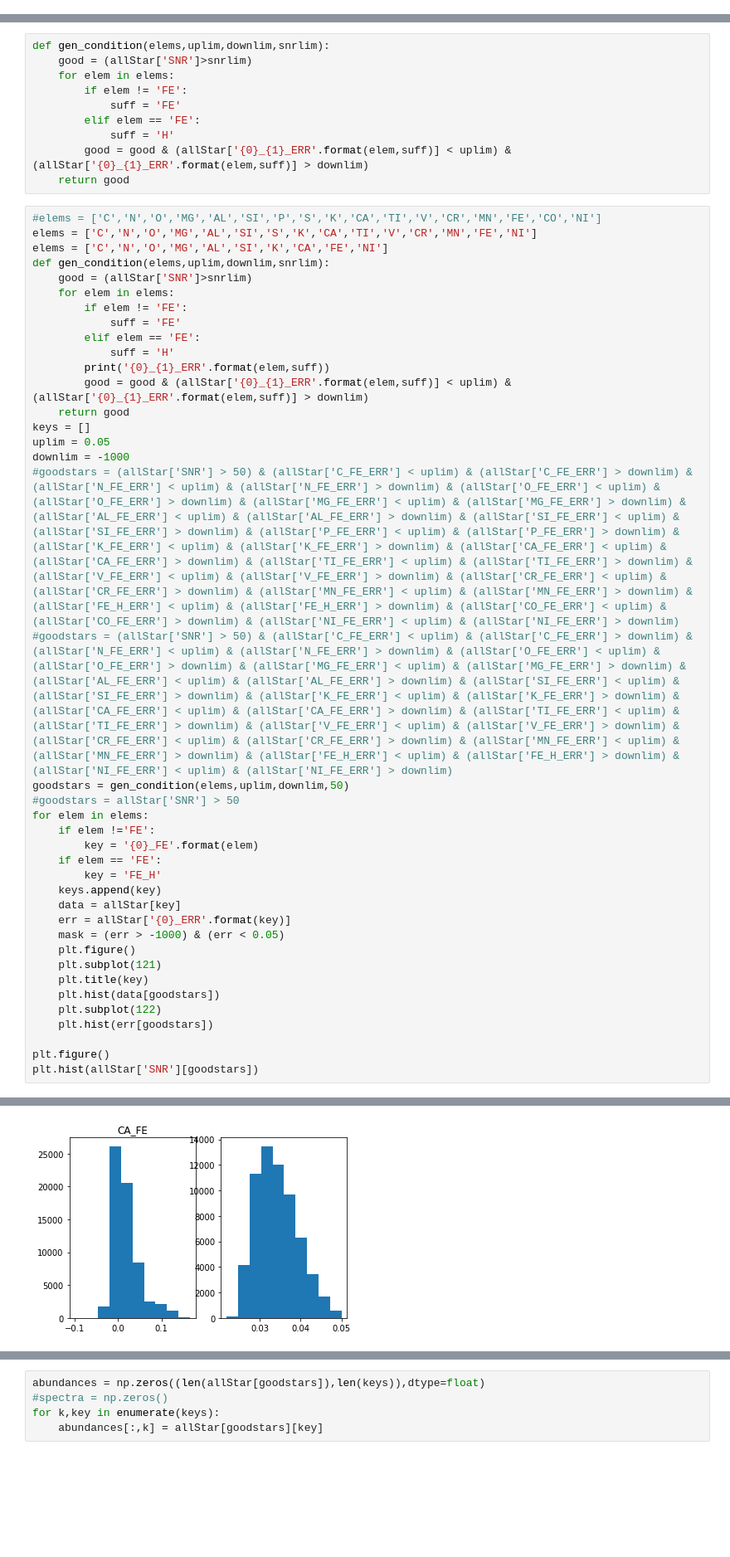
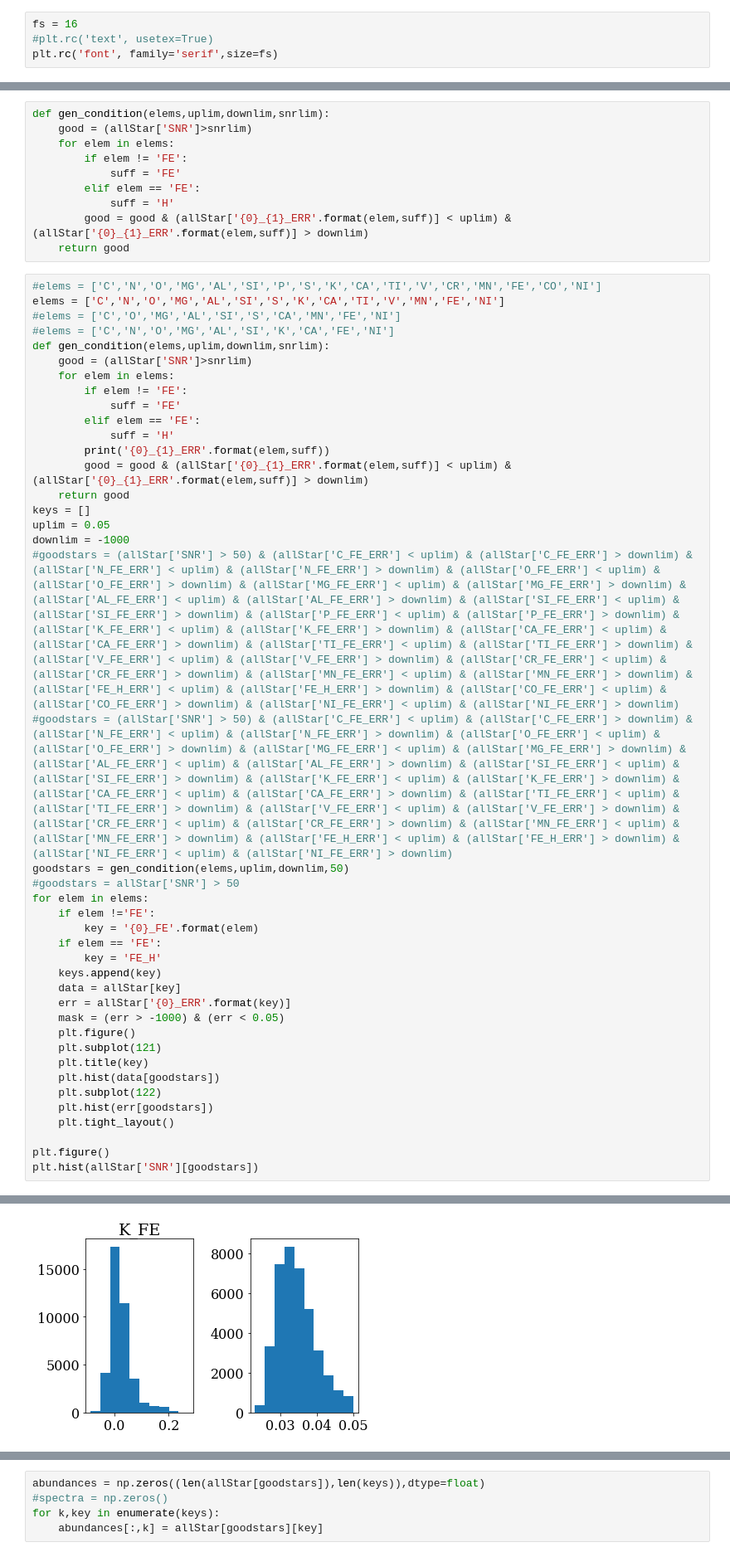
Before and after one commit to npricejones/clustercases, a Jupyter notebook: makeastronnfile.ipynb, the cells around one changed output, grey strips where cells are left out. Shown at 83% size. Cells and saved outputs as stored; diff of their text form; blank space fills up the shorter version.

Commit message:
Finalizing plots for paper

```diff
--- a/makeastronnfile.ipynb
+++ b/makeastronnfile.ipynb
@@ -13,2 +16,6 @@ Populating the interactive namespace from numpy and matplotlib
+# %%
+fs = 16
+#plt.rc('text', usetex=True)
+plt.rc('font', family='serif',size=fs)
 # %%
 from apogee.tools.path import change_dr
@@ -132,8 +178,9 @@ def gen_condition(elems,uplim,downlim,snrlim):
     return good
 # %%
 #elems = ['C','N','O','MG','AL','SI','P','S','K','CA','TI','V','CR','MN','FE','CO','NI']
-elems = ['C','N','O','MG','AL','SI','S','K','CA','TI','V','CR','MN','FE','NI']
-elems = ['C','N','O','MG','AL','SI','K','CA','FE','NI']
+elems = ['C','N','O','MG','AL','SI','S','K','CA','TI','V','MN','FE','NI']
+#elems = ['C','O','MG','AL','SI','S','CA','MN','FE','NI']
+#elems = ['C','N','O','MG','AL','SI','K','CA','FE','NI']
 def gen_condition(elems,uplim,downlim,snrlim):
     good = (allStar['SNR']>snrlim)
     for elem in elems:
@@ -166,6 +213,7 @@ for elem in elems:
     plt.hist(data[goodstars])
     plt.subplot(122)
     plt.hist(err[goodstars])
+    plt.tight_layout()
 
 plt.figure()
 plt.hist(allStar['SNR'][goodstars])
@@ -196 +248 @@ NI_FE_ERR
-[figure, old version]
+[figure, new version]
```
Also changed, not shown: parts of 26 cells of this notebook, 1 other file.
